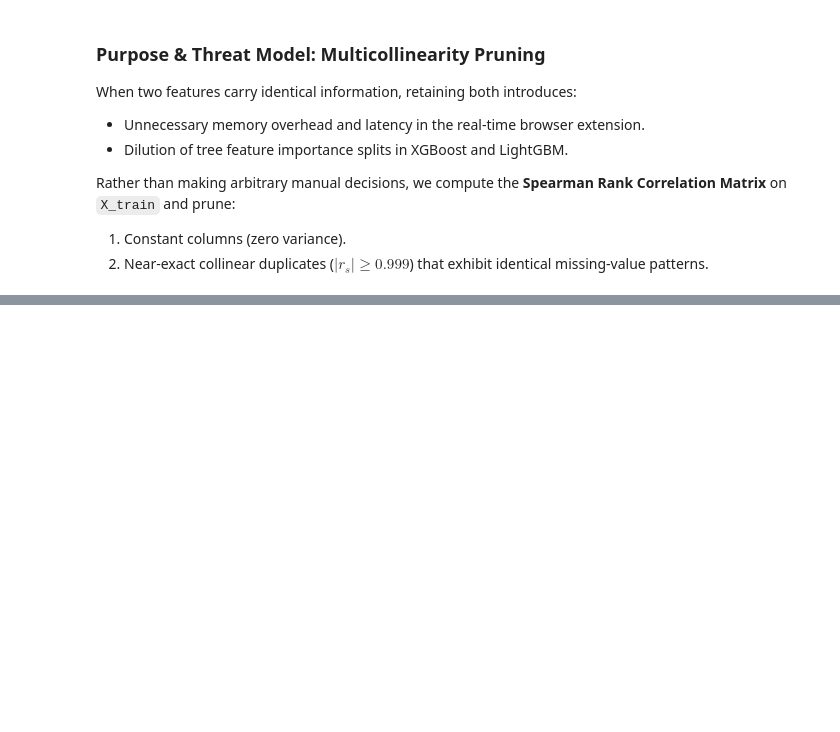
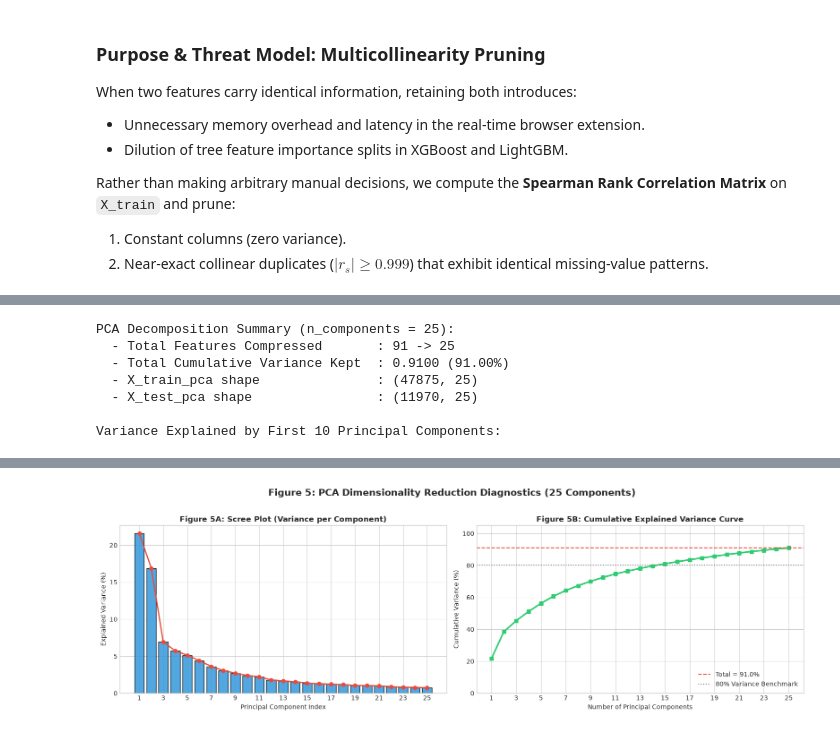
Before and after one commit to mohand-moustafa/PhishGuard-AI, a Jupyter notebook: notebooks/Advanced_Feature_Engineering.ipynb, the cells around one changed output, grey strips where cells are left out. Cells and saved outputs as stored; diff of their text form; code cells hidden in the pictures; blank space fills up the shorter version.

```diff
--- a/notebooks/Advanced_Feature_Engineering.ipynb
+++ b/notebooks/Advanced_Feature_Engineering.ipynb
@@ -1962,0 +1994,76 @@ Pipeline Progression Summary:
+# %%
+# =========================================================================
+# CONFIGURABLE PARAMETER: NUMBER OF PRINCIPAL COMPONENTS (20 or 25)
+# =========================================================================
+N_PCA_COMPONENTS = 25  # Controlled variable: set to 20 or 25 principal components
+
+# Fit PCA strictly on X_train_p
+pca = PCA(n_components=N_PCA_COMPONENTS, random_state=RANDOM_STATE)
+pca.fit(X_train_p)
+
+# Transform both splits using train-fitted PCA parameters
+pca_col_names = [f"PC{i+1:02d}" for i in range(N_PCA_COMPONENTS)]
+X_train_pca = pd.DataFrame(pca.transform(X_train_p), columns=pca_col_names, index=X_train_p.index)
+X_test_pca  = pd.DataFrame(pca.transform(X_test_p),  columns=pca_col_names, index=X_test_p.index)
+
+# Compute explained variance metrics
+explained_var = pca.explained_variance_ratio_
+cum_explained_var = np.cumsum(explained_var)
+
+pca_variance_df = pd.DataFrame({
+    'Principal Component': pca_col_names,
+    'Explained Variance Ratio': explained_var,
+    'Cumulative Explained Variance': cum_explained_var
+})
+
+print(f"PCA Decomposition Summary (n_components = {N_PCA_COMPONENTS}):")
+print(f"  - Total Features Compressed       : {X_train_p.shape[1]} -> {N_PCA_COMPONENTS}")
+print(f"  - Total Cumulative Variance Kept  : {cum_explained_var[-1]:.4f} ({cum_explained_var[-1]*100:.2f}%)")
+print(f"  - X_train_pca shape               : {X_train_pca.shape}")
+print(f"  - X_test_pca shape                : {X_test_pca.shape}")
+
+print("\nVariance Explained by First 10 Principal Components:")
+display(pca_variance_df.head(10))
+
+# Build composite end-to-end pipeline (Preprocessor + PCA)
+full_pca_pipeline = Pipeline([
+    ('preprocessor', preprocessor_fe),
+    ('pca', pca)
+])
+
+# Log PCA transformation in audit ledger
+log_step(f"PCA transformation ({N_PCA_COMPONENTS} components, {cum_explained_var[-1]*100:.1f}% var)", X_train_pca)
+
+# Figure 5: Scree Plot & Cumulative Explained Variance
+fig, axes = plt.subplots(1, 2, figsize=(16, 5))
+
+# Subplot 1: Individual Explained Variance (Scree Plot)
+axes[0].bar(range(1, N_PCA_COMPONENTS + 1), explained_var * 100, color='#3498db', edgecolor='black', alpha=0.85)
+axes[0].plot(range(1, N_PCA_COMPONENTS + 1), explained_var * 100, color='#e74c3c', marker='o', linewidth=2)
+axes[0].set_title('Figure 5A: Scree Plot (Variance per Component)', fontweight='bold')
+axes[0].set_xlabel('Principal Component Index')
+axes[0].set_ylabel('Explained Variance (%)')
+axes[0].set_xticks(range(1, N_PCA_COMPONENTS + 1, 2))
+
+# Subplot 2: Cumulative Explained Variance
+axes[1].plot(range(1, N_PCA_COMPONENTS + 1), cum_explained_var * 100, color='#2ecc71', marker='s', linewidth=2.5)
+axes[1].axhline(y=cum_explained_var[-1] * 100, color='#e74c3c', linestyle='--', label=f'Total = {cum_explained_var[-1]*100:.1f}%')
+axes[1].axhline(y=80, color='gray', linestyle=':', label='80% Variance Benchmark')
+axes[1].set_title('Figure 5B: Cumulative Explained Variance Curve', fontweight='bold')
+axes[1].set_xlabel('Number of Principal Components')
+axes[1].set_ylabel('Cumulative Variance (%)')
+axes[1].set_ylim(0, 105)
+axes[1].set_xticks(range(1, N_PCA_COMPONENTS + 1, 2))
+axes[1].legend(loc='lower right')
+
+plt.suptitle(f'Figure 5: PCA Dimensionality Reduction Diagnostics ({N_PCA_COMPONENTS} Components)', fontsize=15, fontweight='bold', y=1.02)
+plt.tight_layout()
+plt.show()
+# %% [output]
+PCA Decomposition Summary (n_components = 25):
+  - Total Features Compressed       : 91 -> 25
+  - Total Cumulative Variance Kept  : 0.9100 (91.00%)
+  - X_train_pca shape               : (47875, 25)
+  - X_test_pca shape                : (11970, 25)
+
+Variance Explained by First 10 Principal Components:
@@ -1962,0 +2081 @@ Pipeline Progression Summary:
+[figure, added]
```
Also changed, not shown: parts of 58 cells of this notebook, 26 other files.
